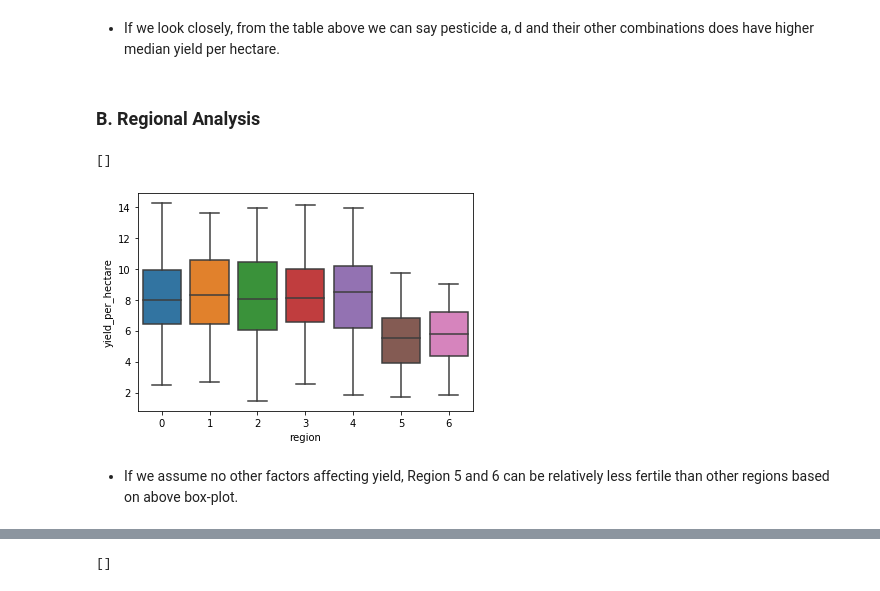
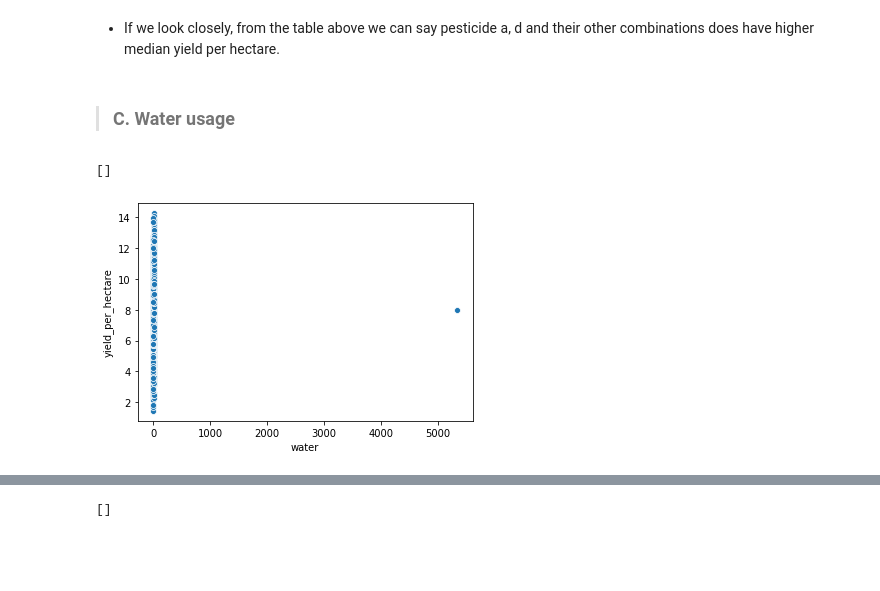
Before and after one commit to mahipal-z/Datalake-design-in-AWS, a Jupyter notebook: Datasets/farm_yield.ipynb, the cells around one changed output, grey strips where cells are left out. Saved outputs shown, nothing was run; the diff lists cells and outputs as text; code cells hidden in the pictures; blank space fills up the shorter version.

```diff
--- a/Datasets/farm_yield.ipynb
+++ b/Datasets/farm_yield.ipynb
@@ -235,14 +260,12 @@ Name: yield_per_hectare, dtype: float64
 * If we look closely, from the table above we can say pesticide a, d and their other combinations does have higher median yield per hectare.
 # %%
 df = df.drop('no_of_pesticides', axis=1)
-# %% [markdown]
-### B. Regional Analysis
+# %% [markdown]
+> ### C. Water usage
 # %%
-#Regional analysis
-_ = sns.boxplot('region', 'yield_per_hectare', data=df)
+#water vs yield
+_ = sns.scatterplot(x='water', y='yield_per_hectare', data=df)
 plt.plot()
 # %% [output]
 []
-[figure, old version]
+[figure, new version]
-# %% [markdown]
-* If we assume no other factors affecting yield, Region 5 and 6 can be relatively less fertile than other regions based on above box-plot.
```
Also changed, not shown: parts of 57 cells of this notebook.
